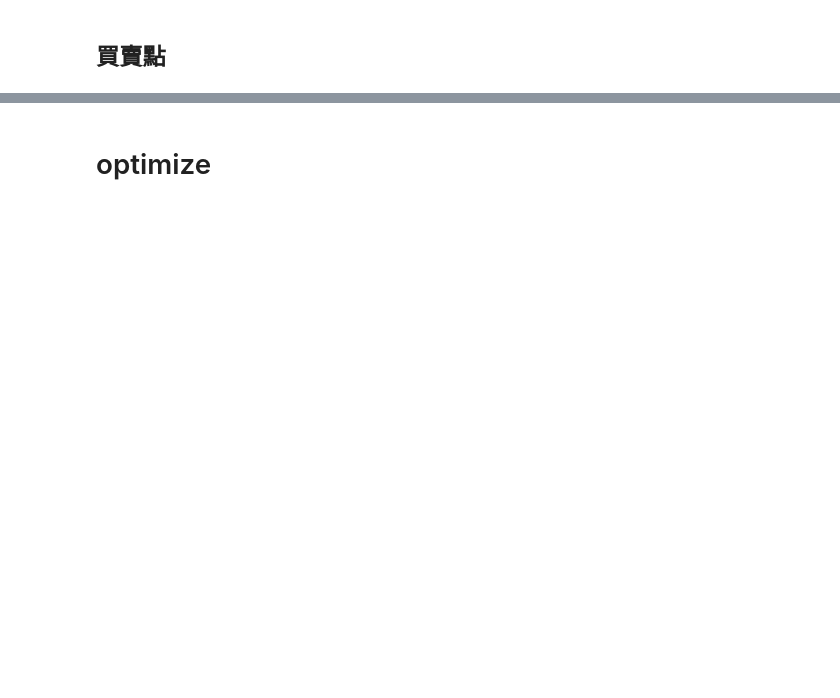
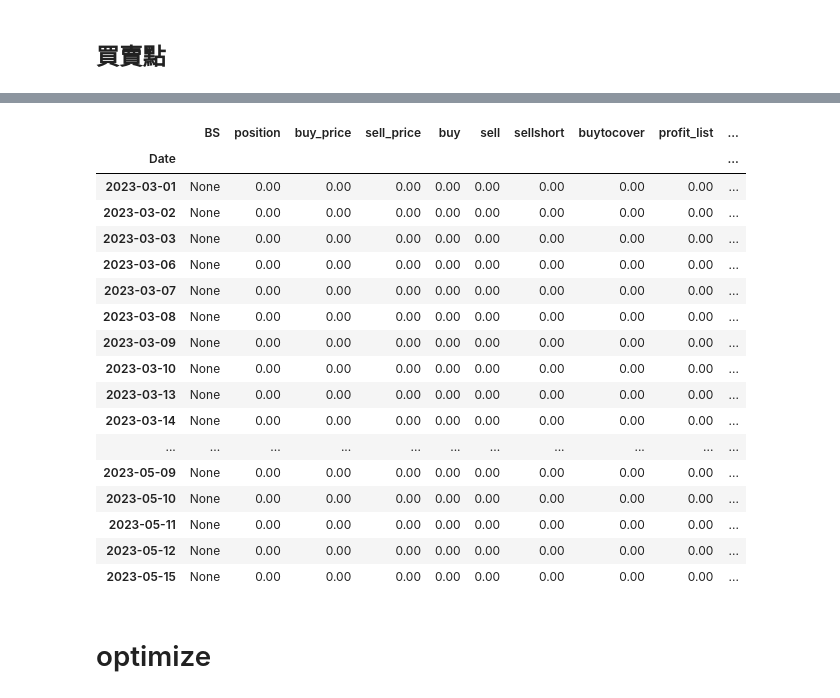
Before and after one commit to Xin95172/Quant_idea, a Jupyter notebook: llt.ipynb, the cells around one changed output, grey strips where cells are left out. Cells and saved outputs as stored; diff of their text form; code cells hidden in the pictures; blank space fills up the shorter version.

```diff
--- a/llt.ipynb
+++ b/llt.ipynb
@@ -34,6 +34,8 @@ equity = pd.DataFrame()
 # %%
 data = df['close']
 a = 0.9
+p = 1
+q = 1
 num_vol = 1
 rolling = 20
 upper_threshold = 0.03
@@ -56,30 +58,35 @@ for i in range(1, len(df)):
     df['llt_slope'][i] = df['llt'][i] - df['llt'][i - 1]
 
 def bolinger_band(data, num_vol):
-    model = arch_model(df['llt'].dropna(), vol = 'Garch', p = 1, q = 1)
+    model = arch_model(df['llt'].dropna(), vol = 'Garch', p = p, q = q)
     garch_fit = model.fit(disp = 'off')
     df['garch_volitility'] = garch_fit.conditional_volatility
 
     df['bolinger_upper'] = df['llt'] + num_vol * df['garch_volitility']
     df['bolinger_lower'] = df['llt'] - num_vol * df['garch_volitility']
 
+    df['bolinger_upper_smooth'] = df['bolinger_upper'].ewm(span = 20).mean()
+    df['bolinger_lower_smooth'] = df['bolinger_lower'].ewm(span = 20).mean()
+
     df['upper_max'] = df['bolinger_upper'].rolling(window = rolling).max()
     df['lower_min'] = df['bolinger_lower'].rolling(window = rolling).min()
 
-    df['bolinger_upper_max'] = df['bolinger_upper'].cummax()
-    df['bolinger_lower_min'] = df['bolinger_lower'].cummin()
-
-    df['upper_retrace'] = (df['bolinger_upper_max'] - df['bolinger_upper']) / df['bolinger_upper_max']
-    df['lower_retrace'] = (df['bolinger_lower'] - df['bolinger_lower_min']) / df['bolinger_lower_min']
+    df['upper_retrace'] = (df['upper_max'] - df['bolinger_upper']) / df['upper_max']
+    df['lower_retrace'] = (df['bolinger_lower'] - df['lower_min']) / df['lower_min']
 
     df['upper_deviation'] = (df['bolinger_upper'] - df['close']) / df['close']
     df['lower_deviation'] = (df['close'] - df['bolinger_lower']) / df['close']
 
-    df['upper_rise'] = df['upper_deviation'] > upper_threshold
-    df['lower_down'] = df['lower_deviation'] > lower_threshold
-
+    df['upper_rise'] = df['upper_deviation'] >= upper_threshold
+    df['lower_down'] = df['lower_deviation'] >= lower_threshold
     df['upper_down'] = df['upper_retrace'] >= retrace_u_threshold
     df['lower_rise'] = df['lower_retrace'] >= retrace_l_threshold
+
+    df['mean'] = df['close'].mean()
+    # for i in range(len(df)):
+    #     df['mean'].iloc[i] = (df['close'].mean())
+
+
     return df
 
 df = bolinger_band(data, num_vol)
@@ -438,3 +431,24 @@ plt.show()
+# %%
+ret_df[:50]
+# %% [output]
+|  | BS | position | buy_price | sell_price | buy | sell | sellshort | buytocover | profit_list | ... |
+| Date |  |  |  |  |  |  |  |  |  | ... |
+| 2023-03-01 | None | 0.00 | 0.00 | 0.00 | 0.00 | 0.00 | 0.00 | 0.00 | 0.00 | ... |
+| 2023-03-02 | None | 0.00 | 0.00 | 0.00 | 0.00 | 0.00 | 0.00 | 0.00 | 0.00 | ... |
+| 2023-03-03 | None | 0.00 | 0.00 | 0.00 | 0.00 | 0.00 | 0.00 | 0.00 | 0.00 | ... |
+| 2023-03-06 | None | 0.00 | 0.00 | 0.00 | 0.00 | 0.00 | 0.00 | 0.00 | 0.00 | ... |
+| 2023-03-07 | None | 0.00 | 0.00 | 0.00 | 0.00 | 0.00 | 0.00 | 0.00 | 0.00 | ... |
+| 2023-03-08 | None | 0.00 | 0.00 | 0.00 | 0.00 | 0.00 | 0.00 | 0.00 | 0.00 | ... |
+| 2023-03-09 | None | 0.00 | 0.00 | 0.00 | 0.00 | 0.00 | 0.00 | 0.00 | 0.00 | ... |
+| 2023-03-10 | None | 0.00 | 0.00 | 0.00 | 0.00 | 0.00 | 0.00 | 0.00 | 0.00 | ... |
+| 2023-03-13 | None | 0.00 | 0.00 | 0.00 | 0.00 | 0.00 | 0.00 | 0.00 | 0.00 | ... |
+| 2023-03-14 | None | 0.00 | 0.00 | 0.00 | 0.00 | 0.00 | 0.00 | 0.00 | 0.00 | ... |
+| ... | ... | ... | ... | ... | ... | ... | ... | ... | ... | ... |
+| 2023-05-09 | None | 0.00 | 0.00 | 0.00 | 0.00 | 0.00 | 0.00 | 0.00 | 0.00 | ... |
+| 2023-05-10 | None | 0.00 | 0.00 | 0.00 | 0.00 | 0.00 | 0.00 | 0.00 | 0.00 | ... |
+| 2023-05-11 | None | 0.00 | 0.00 | 0.00 | 0.00 | 0.00 | 0.00 | 0.00 | 0.00 | ... |
+| 2023-05-12 | None | 0.00 | 0.00 | 0.00 | 0.00 | 0.00 | 0.00 | 0.00 | 0.00 | ... |
+| 2023-05-15 | None | 0.00 | 0.00 | 0.00 | 0.00 | 0.00 | 0.00 | 0.00 | 0.00 | ... |
 # %% [markdown]
 # optimize
 # %%
```
Also changed, not shown: parts of 11 cells of this notebook.
